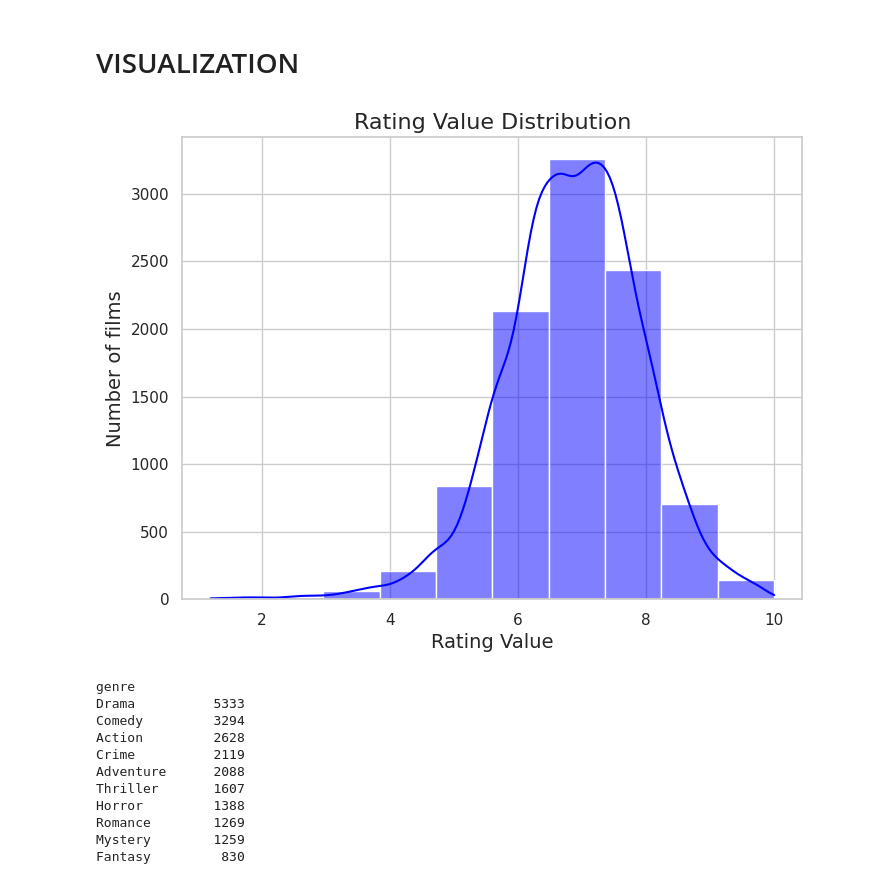
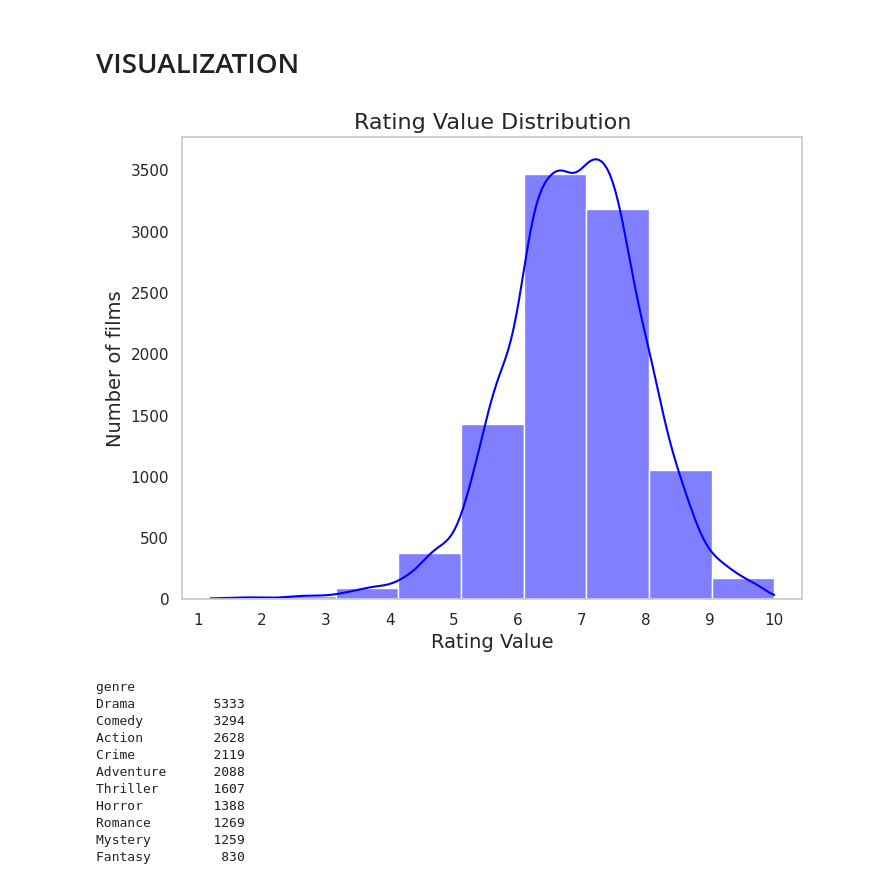
Before and after one commit to thanh309/film-finder, a Jupyter notebook: code/Preprocess_EDA.ipynb, the cells around one changed output. Cells and saved outputs as stored; diff of their text form; code cells hidden in the pictures.

```diff
--- a/code/Preprocess_EDA.ipynb
+++ b/code/Preprocess_EDA.ipynb
@@ -221,13 +221,18 @@ dtype: int64
 sns.set_theme(style="whitegrid")
 # %%
 plt.figure(figsize=(8, 6))
-sns.histplot(film_data['ratingValue'], kde=True, bins=10, color="blue")
+sns.histplot(film_data['ratingValue'], kde=True, bins=10, color="blue", binwidth=1)
 plt.title("Rating Value Distribution", fontsize=16)
 plt.xlabel("Rating Value", fontsize=14)
 plt.ylabel("Number of films", fontsize=14)
+
+plt.grid(False)
+
+plt.xticks(range(1, 11))
+
 plt.show()
 # %% [output]
-[figure, old version]
+[figure, new version]
 # %%
 genre_counts = film_data['genre'].str.split(',').explode().value_counts()
 print(genre_counts)
```
Also changed, not shown: parts of 2 cells of this notebook, 2 other files.
